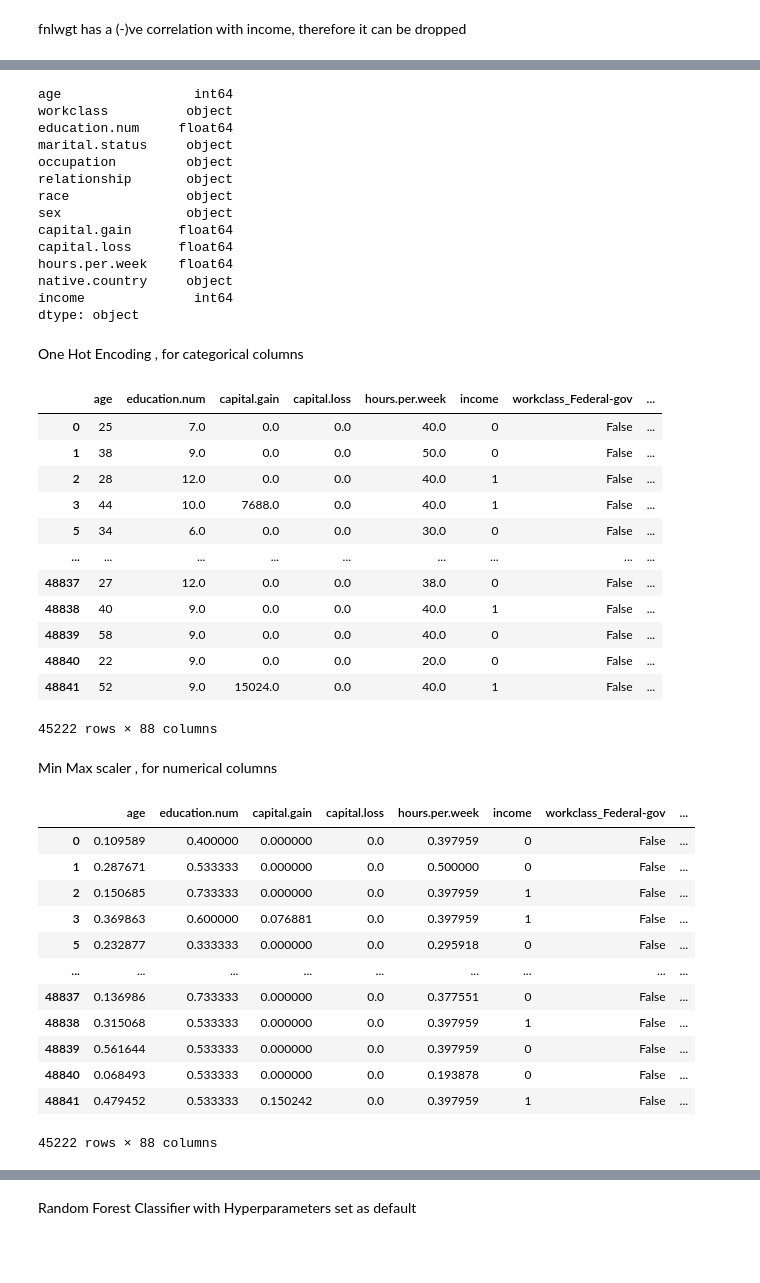
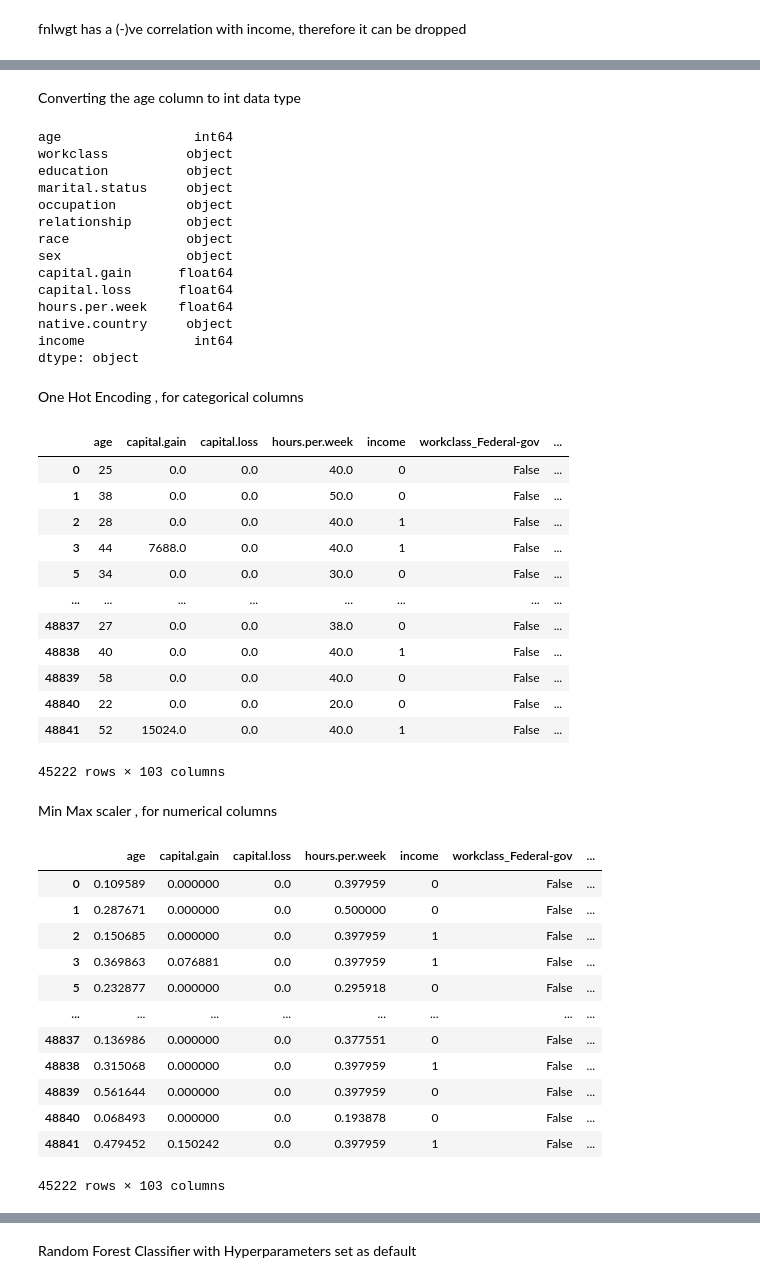
Before and after one commit to vgry5/Predicting-whether-income-exceeds-50K-yr-based-on-census-data, a Jupyter notebook: sol.ipynb, the cells around one changed output, grey strips where cells are left out. Drawn from its saved outputs; the diff is of its cells as text; code cells hidden in the pictures; blank space fills up the shorter version.

```diff
--- a/sol.ipynb
+++ b/sol.ipynb
@@ -162,6 +173,6 @@ plt.show()
 # %% [markdown]
 Can drop the education column as its redundant
 # %%
-data_f = data_f.drop('education', axis=1)
+data_f = data_f.drop('education.num', axis=1)
 data_f.head()
 # %% [output]
@@ -186,10 +197,12 @@ data_f.head()
+# %% [markdown]
+Converting the age column to int data type
 # %%
 data_f['age'] = data_f['age'].astype(int)
 data_f.dtypes
 # %% [output]
 age                 int64
 workclass          object
-education.num     float64
+education          object
 marital.status     object
 occupation         object
 relationship       object
@@ -204,51 +217,48 @@ dtype: object
 # %% [markdown]
 One Hot Encoding , for categorical columns
 # %%
-
 str_cols = data_f.columns[data_f.dtypes == object].tolist()
-data_f = pd.get_dummies(data_f, columns=str_cols)
+data_f = pd.get_dummies(data_f, columns=str_cols) # one hot encoding
 data_f
 # %% [output]
-|  | age | education.num | capital.gain | capital.loss | hours.per.week | income | workclass_Federal-gov | ... |
-| 0 | 25 | 7.0 | 0.0 | 0.0 | 40.0 | 0 | False | ... |
-| 1 | 38 | 9.0 | 0.0 | 0.0 | 50.0 | 0 | False | ... |
-| 2 | 28 | 12.0 | 0.0 | 0.0 | 40.0 | 1 | False | ... |
-| 3 | 44 | 10.0 | 7688.0 | 0.0 | 40.0 | 1 | False | ... |
-| 5 | 34 | 6.0 | 0.0 | 0.0 | 30.0 | 0 | False | ... |
-| ... | ... | ... | ... | ... | ... | ... | ... | ... |
-| 48837 | 27 | 12.0 | 0.0 | 0.0 | 38.0 | 0 | False | ... |
-| 48838 | 40 | 9.0 | 0.0 | 0.0 | 40.0 | 1 | False | ... |
-| 48839 | 58 | 9.0 | 0.0 | 0.0 | 40.0 | 0 | False | ... |
-| 48840 | 22 | 9.0 | 0.0 | 0.0 | 20.0 | 0 | False | ... |
-| 48841 | 52 | 9.0 | 15024.0 | 0.0 | 40.0 | 1 | False | ... |
+|  | age | capital.gain | capital.loss | hours.per.week | income | workclass_Federal-gov | ... |
+| 0 | 25 | 0.0 | 0.0 | 40.0 | 0 | False | ... |
+| 1 | 38 | 0.0 | 0.0 | 50.0 | 0 | False | ... |
+| 2 | 28 | 0.0 | 0.0 | 40.0 | 1 | False | ... |
+| 3 | 44 | 7688.0 | 0.0 | 40.0 | 1 | False | ... |
+| 5 | 34 | 0.0 | 0.0 | 30.0 | 0 | False | ... |
+| ... | ... | ... | ... | ... | ... | ... | ... |
+| 48837 | 27 | 0.0 | 0.0 | 38.0 | 0 | False | ... |
+| 48838 | 40 | 0.0 | 0.0 | 40.0 | 1 | False | ... |
+| 48839 | 58 | 0.0 | 0.0 | 40.0 | 0 | False | ... |
+| 48840 | 22 | 0.0 | 0.0 | 20.0 | 0 | False | ... |
+| 48841 | 52 | 15024.0 | 0.0 | 40.0 | 1 | False | ... |
-45222 rows × 88 columns
+45222 rows × 103 columns
 # %% [markdown]
 Min Max scaler , for numerical columns
 # %%
 from sklearn.preprocessing import MinMaxScaler
 
-scalable_columns = ['age','capital.gain','capital.loss','hours.per.week', "education.num"]
-min_max_scaler = MinMaxScaler()
+scalable_columns = ['age','capital.gain','capital.loss','hours.per.week']
+min_max_scaler = MinMaxScaler() # scaling the data
 scaled_columns = min_max_scaler.fit_transform(data_f[scalable_columns])
 
 data_f['age']=scaled_columns[:,0]
 data_f['capital.gain']=scaled_columns[:,1]
 data_f['capital.loss']=scaled_columns[:,2]
 data_f['hours.per.week']=scaled_columns[:,3]
-data_f["education.num"]=scaled_columns[:,4]
-
 data_f
 # %% [output]
-|  | age | education.num | capital.gain | capital.loss | hours.per.week | income | workclass_Federal-gov | ... |
-| 0 | 0.109589 | 0.400000 | 0.000000 | 0.0 | 0.397959 | 0 | False | ... |
-| 1 | 0.287671 | 0.533333 | 0.000000 | 0.0 | 0.500000 | 0 | False | ... |
-| 2 | 0.150685 | 0.733333 | 0.000000 | 0.0 | 0.397959 | 1 | False | ... |
-| 3 | 0.369863 | 0.600000 | 0.076881 | 0.0 | 0.397959 | 1 | False | ... |
-| 5 | 0.232877 | 0.333333 | 0.000000 | 0.0 | 0.295918 | 0 | False | ... |
-| ... | ... | ... | ... | ... | ... | ... | ... | ... |
-| 48837 | 0.136986 | 0.733333 | 0.000000 | 0.0 | 0.377551 | 0 | False | ... |
-| 48838 | 0.315068 | 0.533333 | 0.000000 | 0.0 | 0.397959 | 1 | False | ... |
-| 48839 | 0.561644 | 0.533333 | 0.000000 | 0.0 | 0.397959 | 0 | False | ... |
-| 48840 | 0.068493 | 0.533333 | 0.000000 | 0.0 | 0.193878 | 0 | False | ... |
-| 48841 | 0.479452 | 0.533333 | 0.150242 | 0.0 | 0.397959 | 1 | False | ... |
+|  | age | capital.gain | capital.loss | hours.per.week | income | workclass_Federal-gov | ... |
+| 0 | 0.109589 | 0.000000 | 0.0 | 0.397959 | 0 | False | ... |
+| 1 | 0.287671 | 0.000000 | 0.0 | 0.500000 | 0 | False | ... |
+| 2 | 0.150685 | 0.000000 | 0.0 | 0.397959 | 1 | False | ... |
+| 3 | 0.369863 | 0.076881 | 0.0 | 0.397959 | 1 | False | ... |
+| 5 | 0.232877 | 0.000000 | 0.0 | 0.295918 | 0 | False | ... |
+| ... | ... | ... | ... | ... | ... | ... | ... |
+| 48837 | 0.136986 | 0.000000 | 0.0 | 0.377551 | 0 | False | ... |
+| 48838 | 0.315068 | 0.000000 | 0.0 | 0.397959 | 1 | False | ... |
+| 48839 | 0.561644 | 0.000000 | 0.0 | 0.397959 | 0 | False | ... |
+| 48840 | 0.068493 | 0.000000 | 0.0 | 0.193878 | 0 | False | ... |
+| 48841 | 0.479452 | 0.150242 | 0.0 | 0.397959 | 1 | False | ... |
-45222 rows × 88 columns
+45222 rows × 103 columns
```
Also changed, not shown: parts of 92 cells of this notebook.
